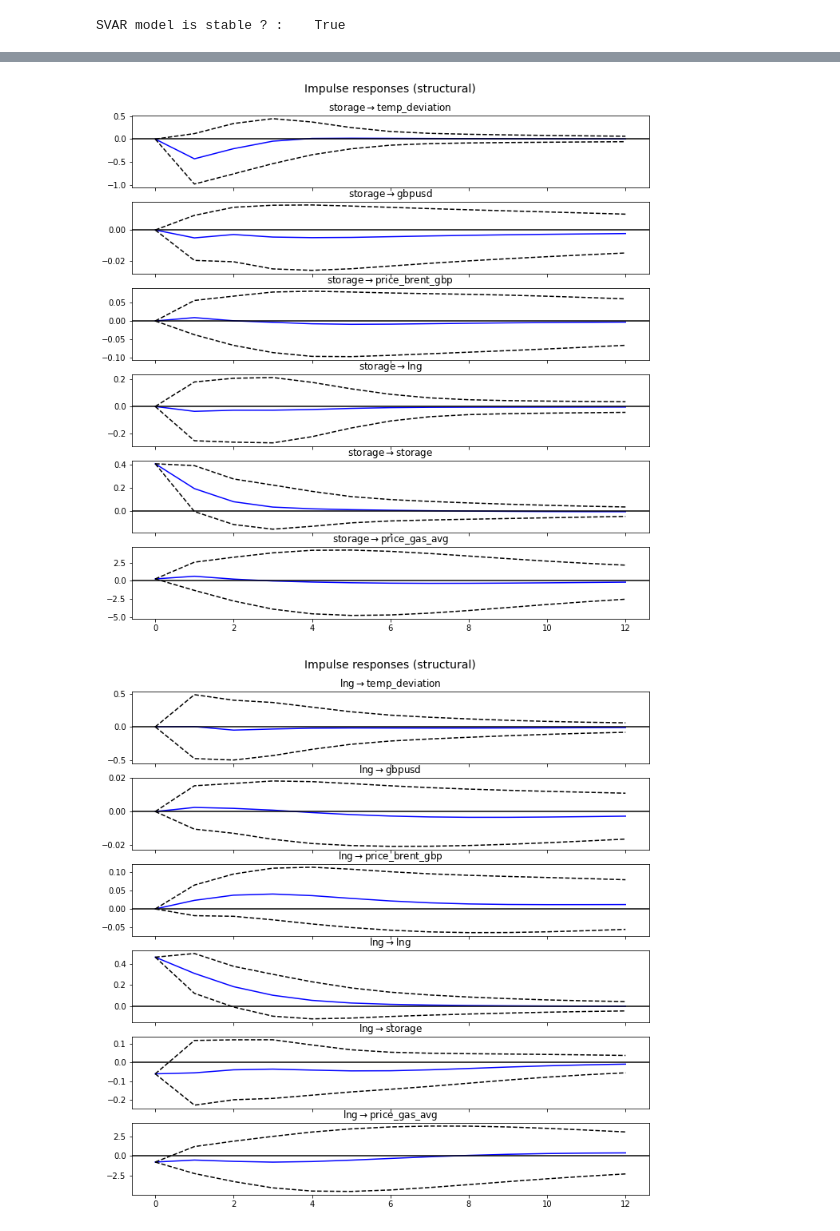
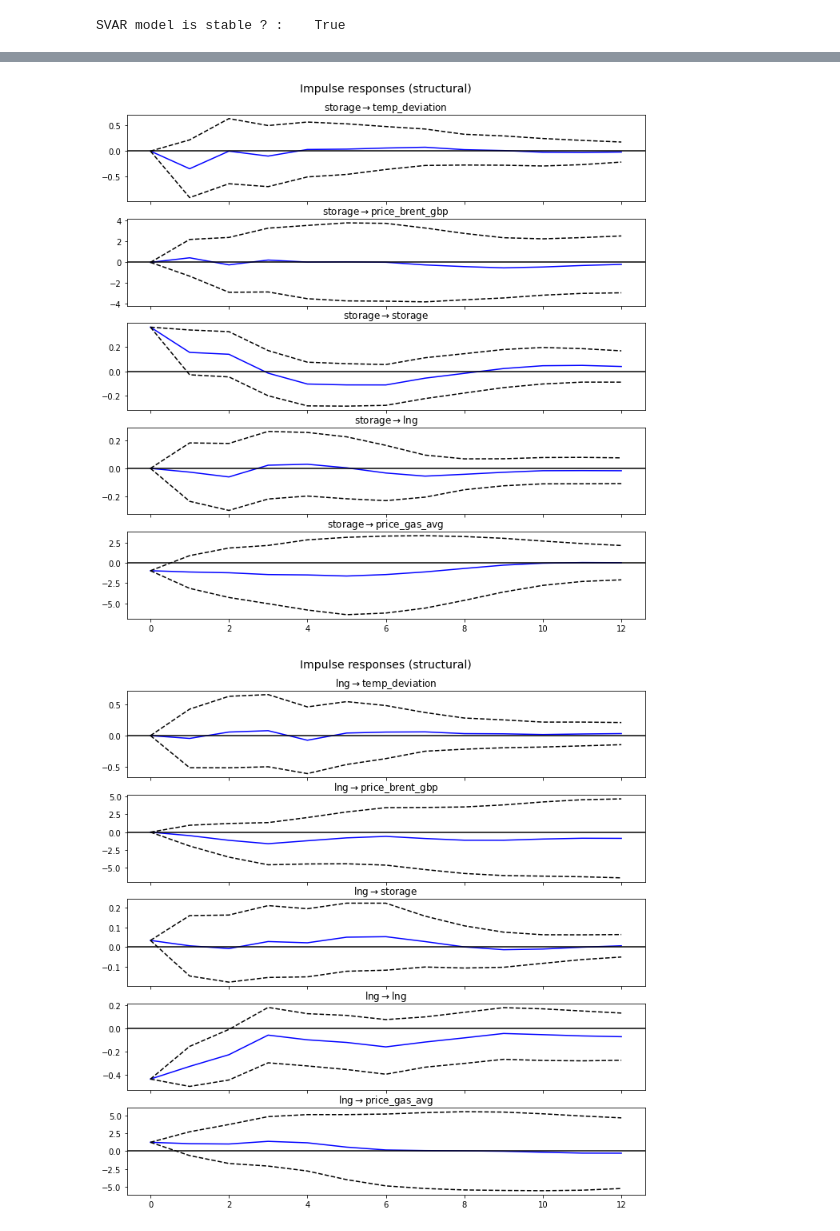
Before and after one commit to lruffie/GasPriceDecomp, a Jupyter notebook: VAR_monthly_modelbasic.ipynb, the cells around one changed output, grey strips where cells are left out. Drawn from its saved outputs; the diff is of its cells as text; code cells hidden in the pictures.

```diff
--- a/VAR_monthly_modelbasic.ipynb
+++ b/VAR_monthly_modelbasic.ipynb
@@ -13,7 +13,7 @@ import seaborn as sns
 DATA PREPARATION
 # %%
 data_df=pd.read_excel('Gas Data processed.xlsx',sheet_name="code_monthly_deflated_avg")
-df=data_df.loc[16:140,["months", "price_gas", "price_brent_gbp","open_interest_gas","lng","storage","temperature","euas","supply","coal_gbp","eurgbp","gbpusd","churn","temp_deviation","price_range","price_gas_avg"]]
+df=data_df.loc[2:140,["months", "price_gas", "price_brent_gbp","open_interest_gas","lng","storage","temperature","euas","supply","coal_gbp","eurgbp","gbpusd","churn","temp_deviation","price_range","price_gas_avg"]]
 print(df)
 
 
@@ -57,7 +57,7 @@ drange=df.price_range
 
 time= df.months
 
-DataSeries=[dtempdev, dUSD, dprice_brent_gbp, dlng, dstore, dprice_gas_avg]
+DataSeries=[dtempdev, dprice_brent_gbp, dstore, dlng, dprice_gas_avg]
 #DataSeries=[dtempdev, dEUR, dprice_brent_gbp, dlng, dstore, dOI, dprice_gas_avg]
 
 
@@ -167,15 +156,15 @@ look-up table. The actual p-value is greater than the p-value returned.
 DataSeriesCorr=[]
 
 #### select correction mode
-TypeCorr = 'mixed' # 'HP' for filtering or 'log' or 'bothHPlog'
+TypeCorr = 'none' # 'HP' for filtering or 'log' or 'bothHPlog'
 
-HP =['gbpusd', 'open_interest_gas','churn','eurgbp','gbpusd']
-loga = ['price_brent_gbp','']
+HP =['gbpusd', 'open_interest_gas','churn','eurgbp','gbpusd','price_brent_gbp','price_gas_avg']
+loga = ['price_brent_gbp','price_gas_avg']
 
 for df in DataSeries:
 
     if TypeCorr == "log" or TypeCorr == 'bothHPlog' or TypeCorr == 'mixed':
-            if df.name in loga:
+            if df.name in loga or TypeCorr =="log":
                 df_log = pd.Series(np.log(df))
                 df = df_log
 
@@ -483,18 +455,15 @@ OTHER MODELS
 # %%
 from statsmodels.tsa.api import SVAR
 
-lag_order = 2
+lag_order = 4
 
 #A = np.asarray([[0, 0, 0],['E', 0, 0],[0, 'E', 0]])
 #B = np.asarray([['E', 0, 0], [0, 'E', 0], [0, 0, 'E']])
 
 #A = np.asarray([[1, 0, 0, 0, 0], ['E', 1, 0, 0, 'E'],['E', 0, 1, 0, 'E'],[0, 0, 'E', 1, 'E'],['E', 'E', 'E', 'E', 1]])
-#A = np.asarray([['E', 0, 0, 0, 0], ['E', 'E', 'E', 'E', 'E'],['E', 'E', 'E', 0, 0],[0, 0, 0, 'E', 0],['E', 'E', 'E', 'E', 'E']]) # with temp, storage, lng, brent, price_gas
-#A = np.asarray([['E',0,0,0,0,0,0], [0,'E','E',0,0,0,0],[0,'E','E',0,0,0,0],['E',0,0,'E','E',0,'E'],['E',0,'E','E','E',0,'E'],['E','E','E','E','E','E','E'],['E','E','E','E','E',0,'E']])
-#A = np.asarray([['E', 0, 0, 0, 0, 0, 0], [0, 'E', 0, 0, 0, 0, 0],[0, 0, 'E', 0, 0, 0, 0],[0, 0, 0, 'E', 0, 0, 'E'],[0, 0, 0, 0, 'E', 0, 'E'],['E', 'E', 'E', 'E', 'E', 'E', 'E'],['E', 'E', 'E', 'E', 'E', 0, 'E']])
- # with temp, storage, lng, brent, price_gas
-# A = np.asarray([['E', 0, 0, 0, 0, 0, 0], ['E', 'E', 0, 0, 0, 0, 0],['E', 'E', 'E', 0, 0, 0, 0],['E', 'E', 'E', 'E', 0, 0, 0],['E', 'E', 'E', 'E', 'E', 0, 0],['E', 'E', 'E', 'E', 'E', 'E', 0],['E', 'E', 'E', 'E', 'E', 'E', 'E']]) # with temp, usd, brent, LNG, storage, oi/churn, price_gas
-A = np.asarray([['E', 0, 0, 0, 0, 0], ['E', 'E', 0, 0, 0, 0],['E', 'E', 'E', 0, 0, 0],['E', 'E', 'E', 'E', 0, 0],['E', 'E', 'E', 'E', 'E', 0],['E', 'E', 'E', 'E', 'E', 'E']]) # with temp, usd, brent, LNG, storage, price_gas
+A = np.asarray([['E', 0, 0, 0, 0], [0, 'E', 0, 0, 0],['E', 0, 'E', 0, 'E'],['E', 'E', 0, 'E', 'E'],['E', 'E', 'E', 'E', 'E']]) # with temp, storage, lng, brent, price_gas
+#B = np.asarray([['E', 0, 0, 0, 0], [0, 'E', 0, 0, 0],[0, 0, 'E', 0, 0],[0, 0, 0, 'E', 0],[0, 0, 0, 0, 'E']]) # with temp, storage, lng, brent, price_gas
+
 
 StructModel = SVAR(df_corr,svar_type='A', A=A)
 
@@ -541,12 +510,9 @@ ResSVAR.irf(periods=12).plot(impulse='storage', plot_stderr=True,stderr_type='as
 ResSVAR.irf(periods=12).plot(impulse='lng', plot_stderr=True,stderr_type='asym', repl=100)
 ResSVAR.irf(periods=12).plot(impulse='price_brent_gbp', plot_stderr=True,stderr_type='asym', repl=100)
 ResSVAR.irf(periods=12).plot(impulse='temp_deviation', plot_stderr=True,stderr_type='asym', repl=100)
-ResSVAR.irf(periods=12).plot(impulse='gbpusd', plot_stderr=True,stderr_type='asym', repl=100)
-#ResSVAR.irf(periods=12).plot(impulse='open_interest_gas', plot_stderr=True,stderr_type='asym', repl=100)
 
 ResSVAR.irf(periods=12).plot(impulse='price_gas_avg', plot_stderr=True,stderr_type='asym', repl=100)
 
 
-ResSVAR.irf(periods=12).plot(impulse='price_brent_gbp', response="price_gas_avg" ,plot_stderr=True, stderr_type='asym', repl=100)
-ResSVAR.irf(periods=12).plot(impulse='gbpusd', response="price_gas_avg" ,plot_stderr=True, stderr_type='asym', repl=100)
+ResSVAR.irf(periods=12).plot(impulse='price_brent_gbp', response="price_gas_avg" ,plot_stderr=True, stderr_type='mc', repl=100)
 # %% [output]
@@ -554,2 +520,2 @@ ResSVAR.irf(periods=12).plot(impulse='gbpusd', response="price_gas_avg" ,plot_st
-[figure, old version]
+[figure, new version]
-[figure, old version]
+[figure, new version]
```
Also changed, not shown: parts of 26 cells of this notebook, 22 other files.
